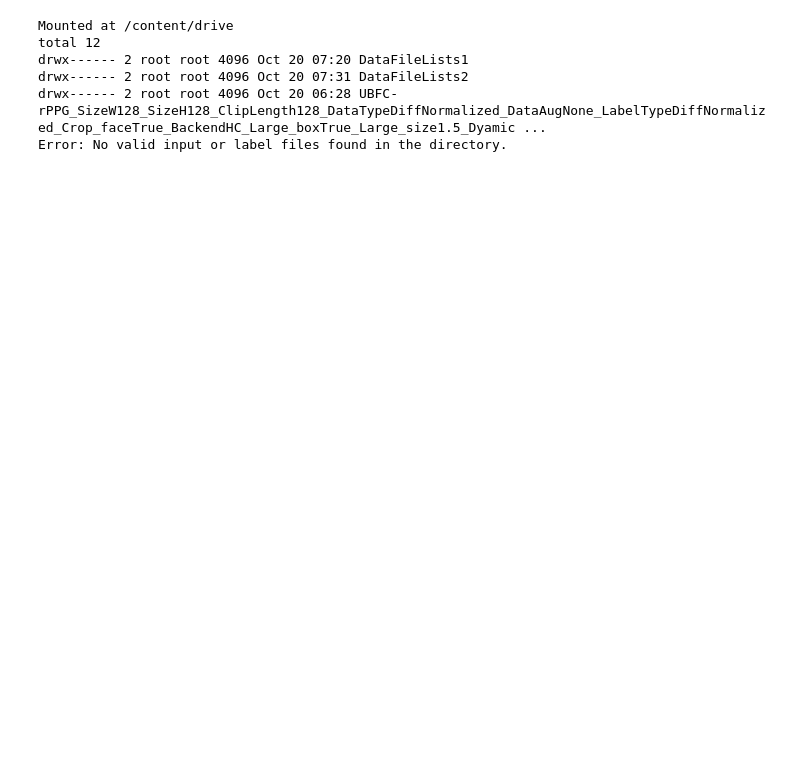
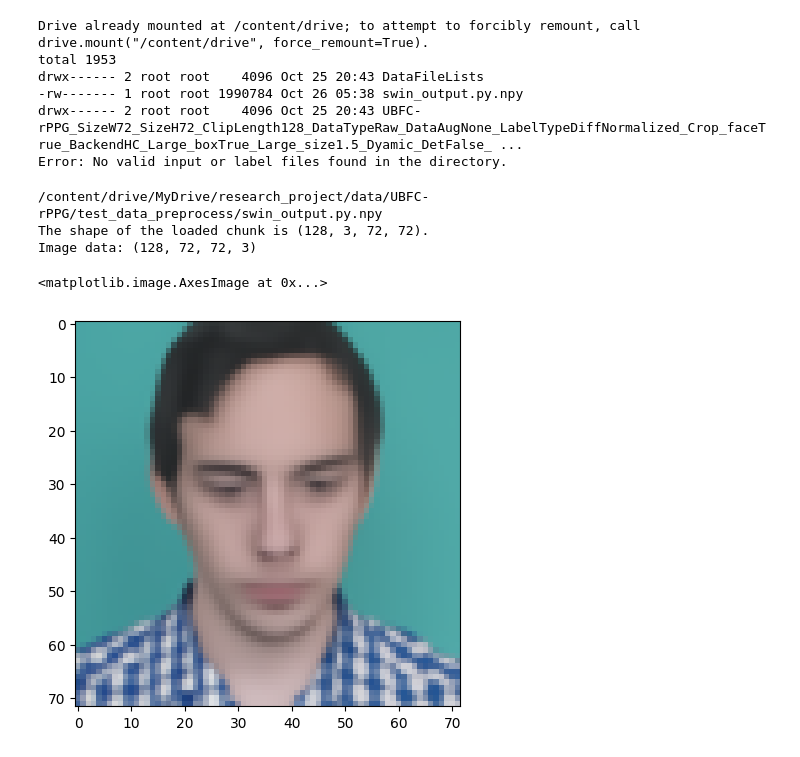
Before and after one commit to trappertwo/rPPG-Toolbox, a Jupyter notebook: tools/preprocessing_viz/viz_preprocessed_data.ipynb, the cells around one changed output. Saved outputs shown, nothing was run; the diff lists cells and outputs as text; code cells hidden in the pictures; blank space fills up the shorter version.

```diff
--- a/tools/preprocessing_viz/viz_preprocessed_data.ipynb
+++ b/tools/preprocessing_viz/viz_preprocessed_data.ipynb
@@ -21,7 +21,7 @@ except ImportError as e:
     print("ipywidgets is not available in this environment. Interactive features will be disabled.")
 # %%
 # FILL THIS IN! This is the path to your preprocessed dataset folder.
-preprocessed_dataset_path = '/content/drive/MyDrive/research_project/data/UBFC-rPPG/train_fold_100_1_preprocess'
+preprocessed_dataset_path = '/content/drive/MyDrive/research_project/data/UBFC-rPPG/test_data_preprocess'
 
 ### Added this
 from google.colab import drive
@@ -37,12 +37,29 @@ if len(input_files) == 0 or len(label_files) == 0:
 else:
     print(f"{len(input_files)} input files and {len(label_files)} label files detected.")
 # %% [output]
-Mounted at /content/drive
-total 12
-drwx------ 2 root root 4096 Oct 20 07:20 DataFileLists1
-drwx------ 2 root root 4096 Oct 20 07:31 DataFileLists2
-drwx------ 2 root root 4096 Oct 20 06:28 UBFC-rPPG_SizeW128_SizeH128_ClipLength128_DataTypeDiffNormalized_DataAugNone_LabelTypeDiffNormalized_Crop_faceTrue_BackendHC_Large_boxTrue_Large_size1.5_Dyamic ...
+Drive already mounted at /content/drive; to attempt to forcibly remount, call drive.mount("/content/drive", force_remount=True).
+total 1953
+drwx------ 2 root root    4096 Oct 25 20:43 DataFileLists
+-rw------- 1 root root 1990784 Oct 26 05:38 swin_output.py.npy
+drwx------ 2 root root    4096 Oct 25 20:43 UBFC-rPPG_SizeW72_SizeH72_ClipLength128_DataTypeRaw_DataAugNone_LabelTypeDiffNormalized_Crop_faceTrue_BackendHC_Large_boxTrue_Large_size1.5_Dyamic_DetFalse_ ...
 Error: No valid input or label files found in the directory.
+# %%
+file_path = os.path.join(preprocessed_dataset_path, 'swin_output.py.npy')
+print(file_path)
+input_data = np.load(file_path)
+print(f'The shape of the loaded chunk is {np.shape(input_data)}.')
+input_data = input_data.transpose(0, 2, 3, 1)
+print(f'Image data: {input_data.shape}')
+
+plt.figure(figsize=(5, 5))
+# Cast the image data to uint8
+plt.imshow(input_data[0].astype(np.uint8))
+# %% [output]
+/content/drive/MyDrive/research_project/data/UBFC-rPPG/test_data_preprocess/swin_output.py.npy
+The shape of the loaded chunk is (128, 3, 72, 72).
+Image data: (128, 72, 72, 3)
+<matplotlib.image.AxesImage at 0x...>
+[figure, added]
 # %%
 class Visualizer:
     def __init__(self, preprocessed_dataset_path, input_files, label_files):
```
